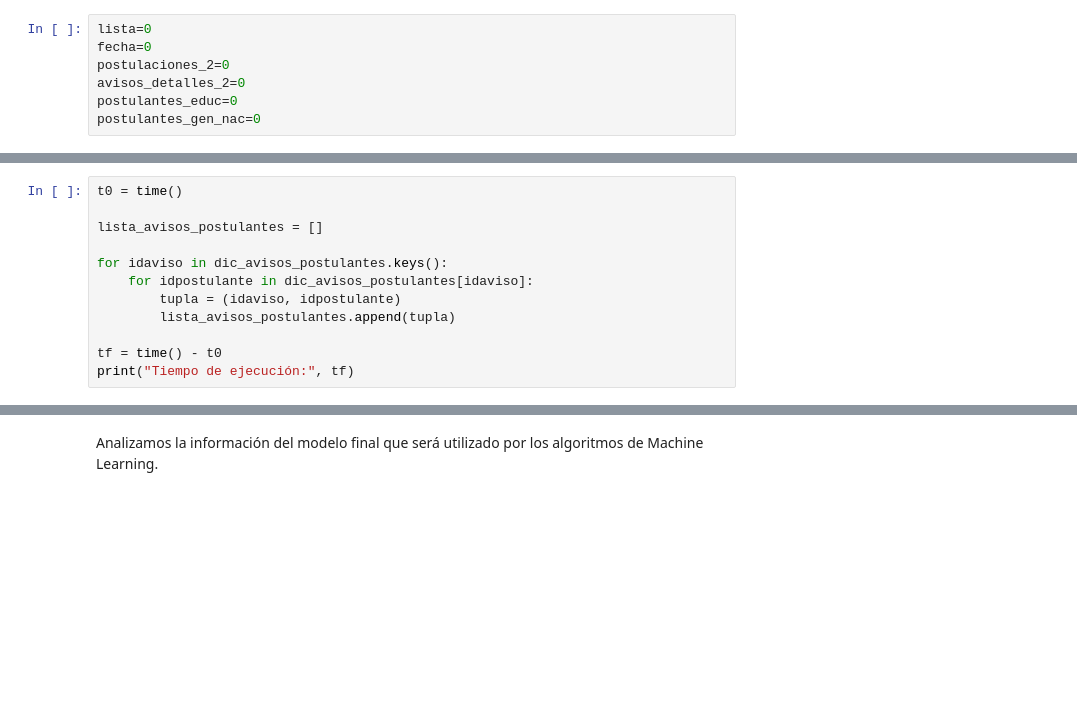
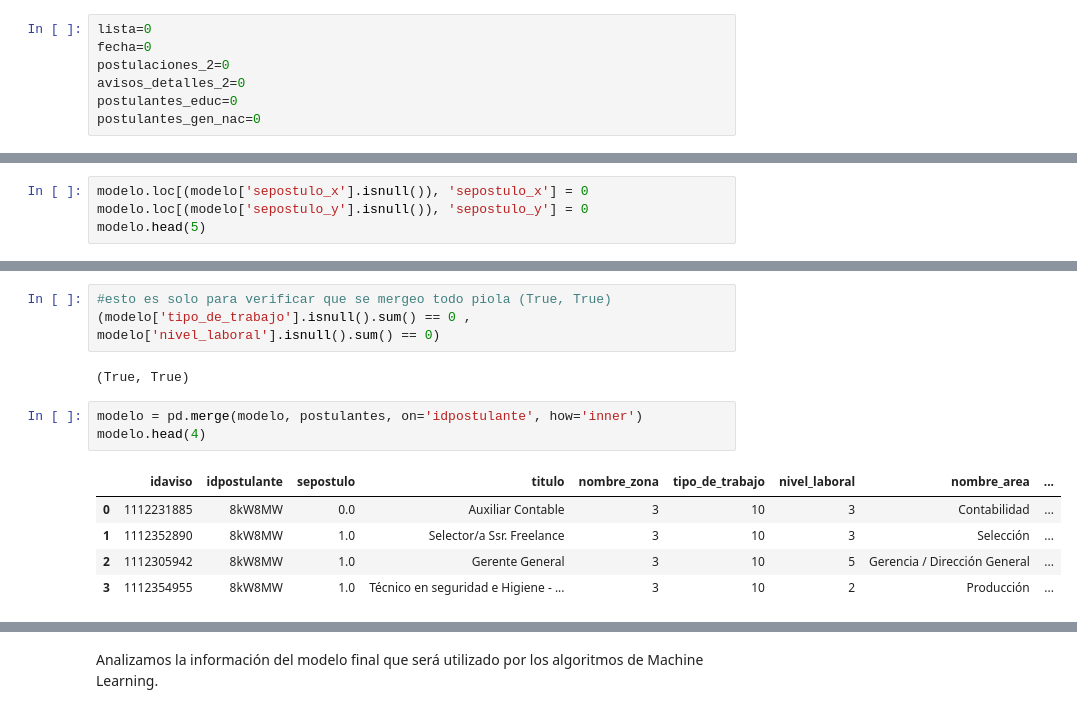
Before and after one commit to franhermani/TP2-7506, a Jupyter notebook: modelo_nuevo_make.ipynb, the cells around one changed output, grey strips where cells are left out. Cells and saved outputs as stored; diff of their text form; blank space fills up the shorter version.

```diff
--- a/modelo_nuevo_make.ipynb
+++ b/modelo_nuevo_make.ipynb
@@ -763,15 +736,3 @@ print("Tiempo de ejecución:", tf)
-# %%
-t0 = time()
-
-lista_avisos_postulantes = []
-
-for idaviso in dic_avisos_postulantes.keys():
-    for idpostulante in dic_avisos_postulantes[idaviso]:
-        tupla = (idaviso, idpostulante)
-        lista_avisos_postulantes.append(tupla)
-
-tf = time() - t0
-print("Tiempo de ejecución:", tf)
 # %%
 df_avisos_postulantes_all = pd.DataFrame(lista_avisos_postulantes, columns=['idaviso','idpostulante'])
 df_avisos_postulantes_all['sepostulo_y'] = 0
@@ -786,0 +782,4 @@ modelo.sample(5)
+# %%
+modelo.loc[(modelo['sepostulo_x'].isnull()), 'sepostulo_x'] = 0
+modelo.loc[(modelo['sepostulo_y'].isnull()), 'sepostulo_y'] = 0
+modelo.head(5)
@@ -799,0 +882,14 @@ modelo['sepostulo'].value_counts()
+# %%
+#esto es solo para verificar que se mergeo todo piola (True, True)
+(modelo['tipo_de_trabajo'].isnull().sum() == 0 , modelo['nivel_laboral'].isnull().sum() == 0)
+# %% [output]
+(True, True)
+# %%
+modelo = pd.merge(modelo, postulantes, on='idpostulante', how='inner')
+modelo.head(4)
+# %% [output]
+|  | idaviso | idpostulante | sepostulo | titulo | nombre_zona | tipo_de_trabajo | nivel_laboral | nombre_area | ... |
+| 0 | 1112231885 | 8kW8MW | 0.0 | Auxiliar Contable | 3 | 10 | 3 | Contabilidad | ... |
+| 1 | 1112352890 | 8kW8MW | 1.0 | Selector/a Ssr. Freelance | 3 | 10 | 3 | Selección | ... |
+| 2 | 1112305942 | 8kW8MW | 1.0 | Gerente General | 3 | 10 | 5 | Gerencia / Dirección General | ... |
+| 3 | 1112354955 | 8kW8MW | 1.0 | Técnico en seguridad e Higiene - ... | 3 | 10 | 2 | Producción | ... |
```
Also changed, not shown: parts of 57 cells of this notebook.
